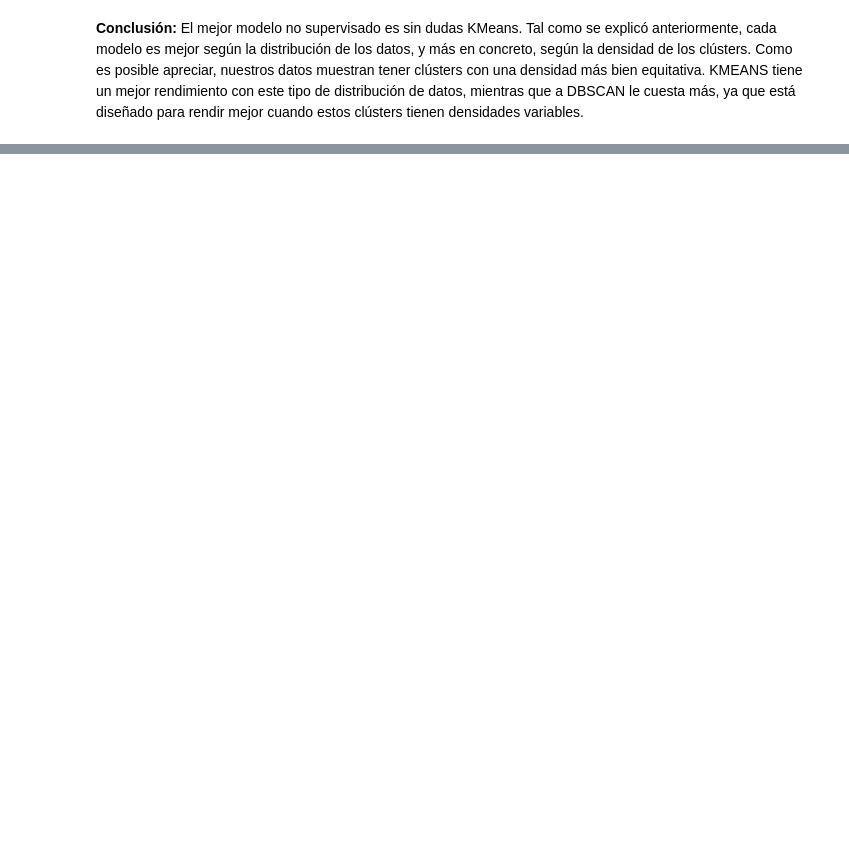
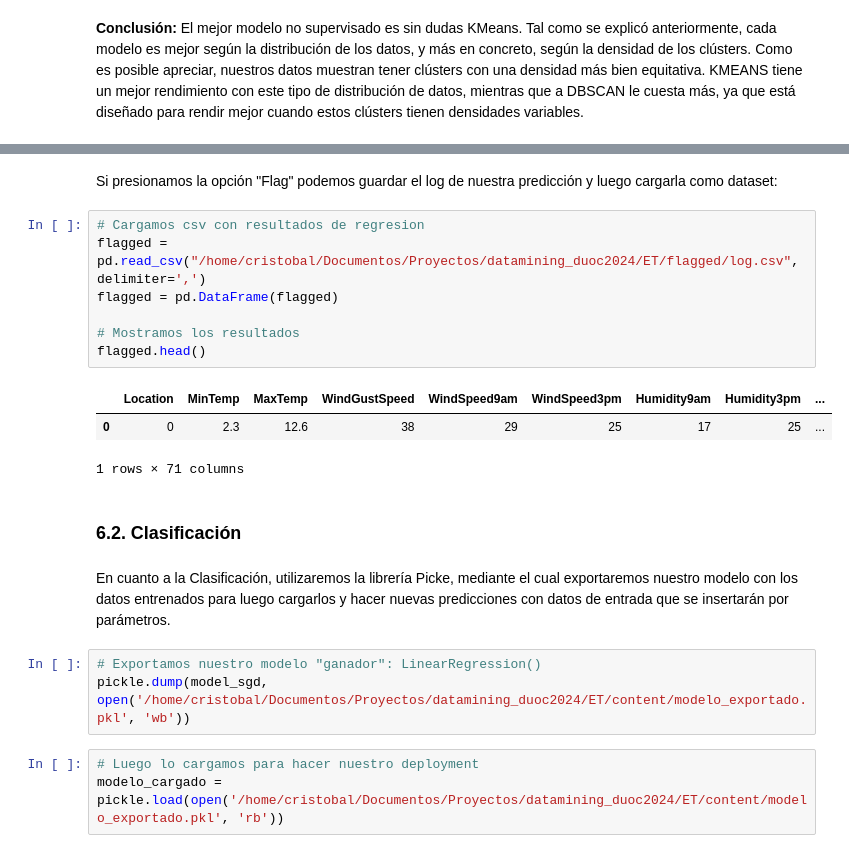
Before and after one commit to CristobalCabezas/datamining_duoc2024, a Jupyter notebook: ET/BIY7121_004V_ET_CristobalCabezas.ipynb, the cells around one changed output, grey strips where cells are left out. Saved outputs shown, nothing was run; the diff lists cells and outputs as text; blank space fills up the shorter version.

```diff
--- a/ET/BIY7121_004V_ET_CristobalCabezas.ipynb
+++ b/ET/BIY7121_004V_ET_CristobalCabezas.ipynb
@@ -1539,0 +1735,23 @@ Número de anomalías: 638
+# %% [markdown]
+Si presionamos la opción "Flag" podemos guardar el log de nuestra predicción y luego cargarla como dataset:
+# %%
+# Cargamos csv con resultados de regresion
+flagged = pd.read_csv("/home/cristobal/Documentos/Proyectos/datamining_duoc2024/ET/flagged/log.csv", delimiter=',')
+flagged = pd.DataFrame(flagged)
+
+# Mostramos los resultados
+flagged.head()
+# %% [output]
+|  | Location | MinTemp | MaxTemp | WindGustSpeed | WindSpeed9am | WindSpeed3pm | Humidity9am | Humidity3pm | ... |
+| 0 | 0 | 2.3 | 12.6 | 38 | 29 | 25 | 17 | 25 | ... |
+1 rows × 71 columns
+# %% [markdown]
+### 6.2. **Clasificación**
+# %% [markdown]
+En cuanto a la Clasificación, utilizaremos la librería Picke, mediante el cual exportaremos nuestro modelo con los datos entrenados para luego cargarlos y hacer nuevas predicciones con datos de entrada que se insertarán por parámetros.
+# %%
+# Exportamos nuestro modelo "ganador": LinearRegression()
+pickle.dump(model_sgd, open('/home/cristobal/Documentos/Proyectos/datamining_duoc2024/ET/content/modelo_exportado.pkl', 'wb'))
+# %%
+# Luego lo cargamos para hacer nuestro deployment
+modelo_cargado = pickle.load(open('/home/cristobal/Documentos/Proyectos/datamining_duoc2024/ET/content/modelo_exportado.pkl', 'rb'))
```
Also changed, not shown: parts of 16 cells of this notebook, 1 other file.
